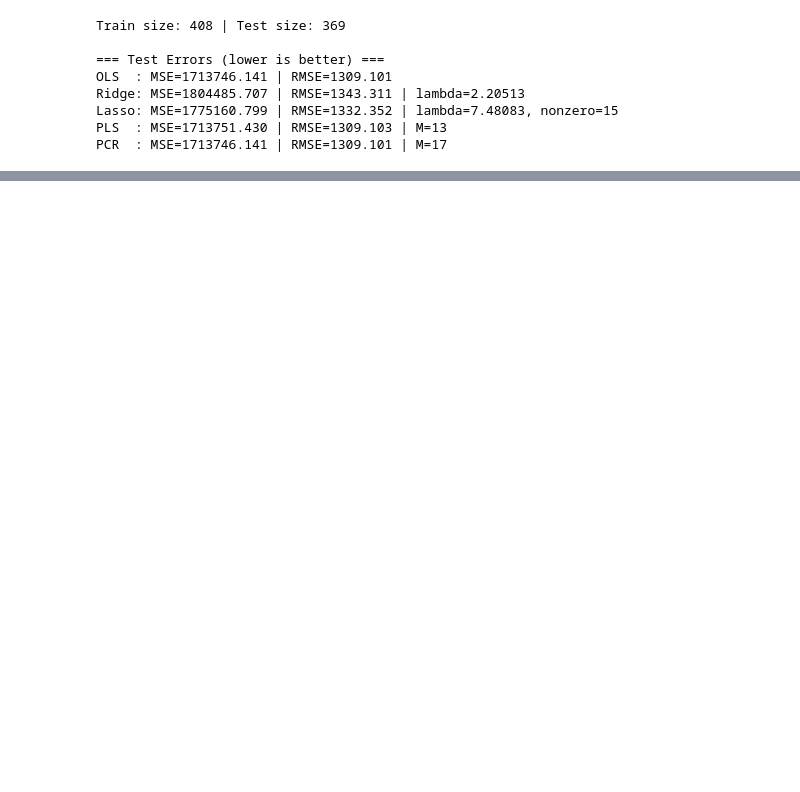
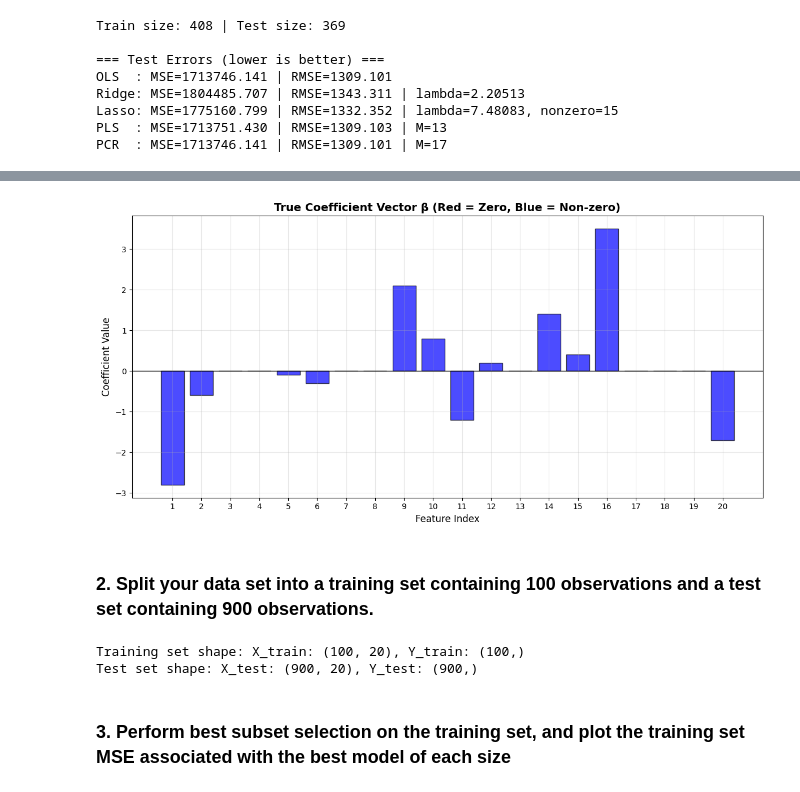
Before and after one commit to channreaksmey/statistical-modeling-tp, a Jupyter notebook: TP3/notebook.ipynb, the cells around one changed output, grey strips where cells are left out. Saved outputs shown, nothing was run; the diff lists cells and outputs as text; code cells hidden in the pictures; blank space fills up the shorter version.

```diff
--- a/TP3/notebook.ipynb
+++ b/TP3/notebook.ipynb
@@ -915,0 +938,32 @@ PCR  : MSE=1713746.141 | RMSE=1309.101 | M=17
+# %%
+# Set random seed for reproducibility
+nita_np.random.seed(42)
+
+# Configuration
+n = 1000  # number of observations
+p = 20    # number of features
+# %%
+# Generate feature matrix X
+# Using standard normal distribution (mean=0, variance=1)
+X = nita_np.random.randn(n, p)
+
+# Create sparse coefficient vector β
+# suppose 8 out of 20 coefficients exactly zero
+belta = nita_np.zeros(p)
+
+# Select indices for non-zero coefficients
+non_zero_indices = nita_np.random.choice(p, size=12, replace=False)
+
+# Generate non-zero coefficients with varying magnitudes
+# Some large, some small to create interesting structure
+belta[non_zero_indices] = nita_np.array([
+    3.5, -2.8, 2.1, -1.7, 1.4, -1.2,
+    0.8, -0.6, 0.4, -0.3, 0.2, -0.1
+])
+
+# Generate noise ε ~ N(0, σ²) with σ = 2
+sigma = 2
+epsilon = nita_np.random.randn(n) * sigma
+
+# Generate response vector Y
+Y = nita_np.dot(X, belta) + epsilon
@@ -915,0 +997,34 @@ PCR  : MSE=1713746.141 | RMSE=1309.101 | M=17
+# %%
+# Visualize the true coefficients
+nita_plt.figure(figsize=(12, 6))
+colors = ['red' if b == 0 else 'blue' for b in belta]
+bars = nita_plt.bar(range(1, p+1), belta, color=colors, alpha=0.7, edgecolor='black')
+nita_plt.axhline(y=0, color='black', linestyle='-', linewidth=1)
+nita_plt.xlabel('Feature Index', fontsize=12)
+nita_plt.ylabel('Coefficient Value', fontsize=12)
+nita_plt.title('True Coefficient Vector β (Red = Zero, Blue = Non-zero)', fontsize=14, fontweight='bold')
+nita_plt.xticks(range(1, p+1))
+nita_plt.grid(True, alpha=0.3)
+nita_plt.tight_layout()
+nita_plt.show()
+# %% [output]
+[figure, added]
+# %% [markdown]
+### 2. Split your data set into a training set containing 100 observations and a test set containing 900 observations.
+# %%
+
+n_train = 100 # training observations
+n_test = 900  # test observations
+
+X_train = X[:n_train, :]
+X_test = X[n_train:, :]
+Y_train = Y[:n_train]
+Y_test = Y[n_train:]
+
+nita_print_color(f"Training set shape: X_train: {X_train.shape}, Y_train: {Y_train.shape}", bcolors.OKBLUE)
+nita_print_color(f"Test set shape: X_test: {X_test.shape}, Y_test: {Y_test.shape}", bcolors.OKBLUE)
+# %% [output]
+Training set shape: X_train: (100, 20), Y_train: (100,)
+Test set shape: X_test: (900, 20), Y_test: (900,)
+# %% [markdown]
+### 3. Perform best subset selection on the training set, and plot the training set MSE associated with the best model of each size
```
Also changed, not shown: parts of 18 cells of this notebook, 3 other files.
